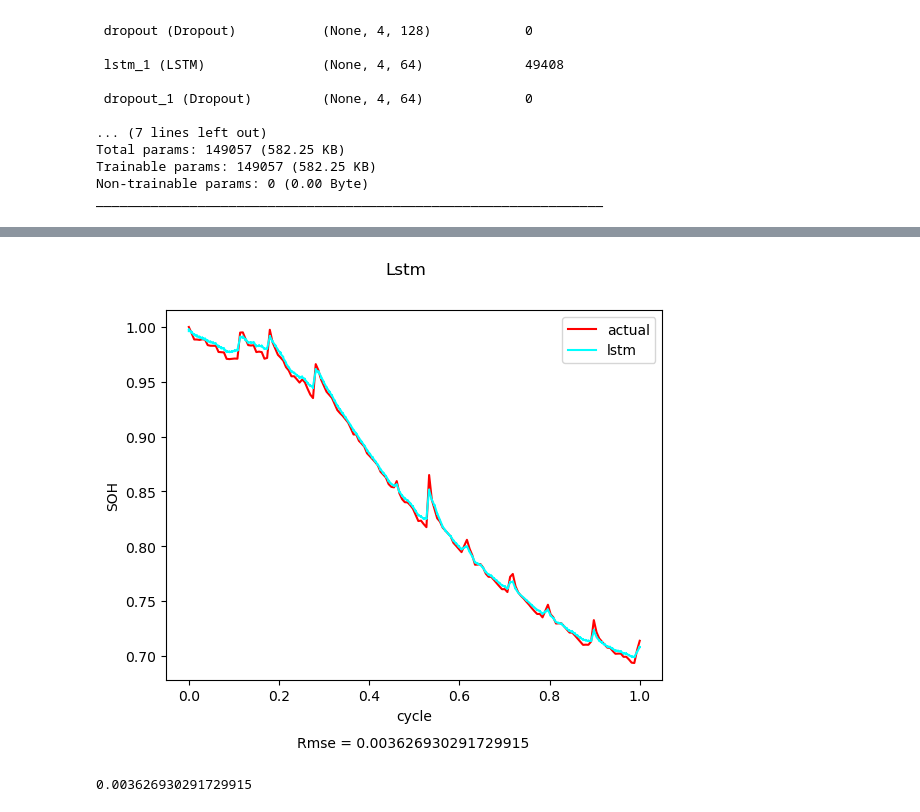
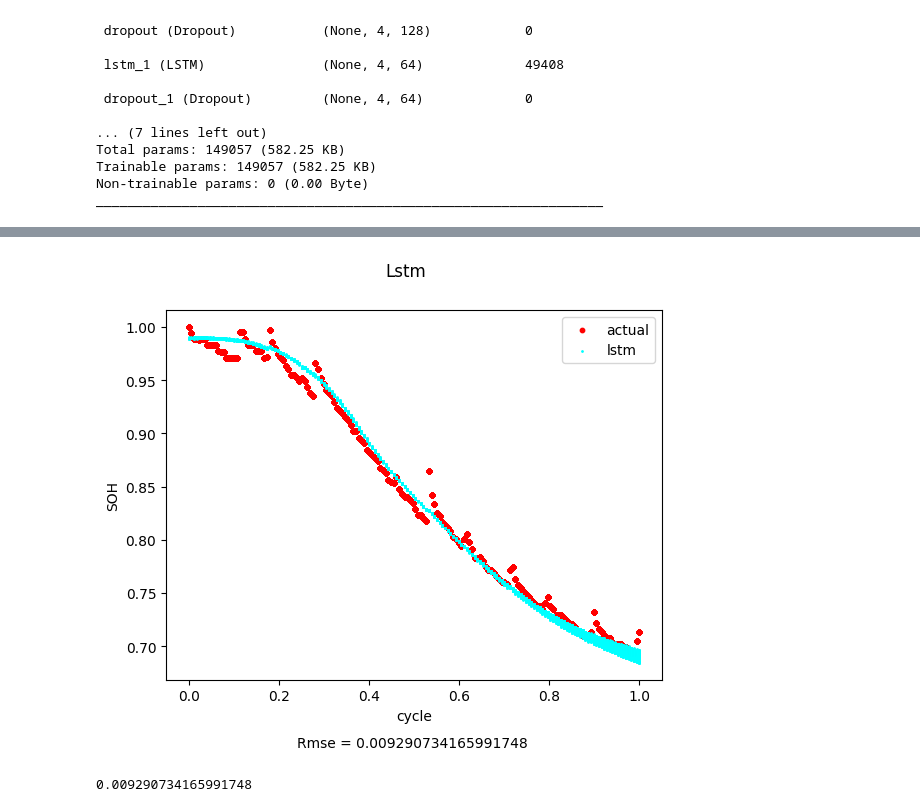
Before and after one commit to Tarakesh-sampath/State-of-Health-Estimation-Battery, a Jupyter notebook: Models/lstm.ipynb, the cells around one changed output, grey strips where cells are left out. Cells and saved outputs as stored; diff of their text form; code cells hidden in the pictures.

Commit message:
upated lstm model

```diff
--- a/Models/lstm.ipynb
+++ b/Models/lstm.ipynb
@@ -11,7 +11,7 @@ from keras.models import Sequential
 from keras.layers import Dense
 from keras.layers import LSTM
 from keras.layers import Dropout
-
-file_name="B0005"
-
-file_1="C:/Users/tarak/Documents/project/Battery_est_V2/"+file_name+"_dis_dataset.csv"
+from tensorflow.keras.callbacks import EarlyStopping
+#loading data
+file_1="/workspaces/State-of-Health-Estimation-Battery/Dataset/B0005_dis_dataset.csv"
+dataset=pd.read_csv(file_1)
@@ -73,7 +78,9 @@ Total params: 149057 (582.25 KB)
 Trainable params: 149057 (582.25 KB)
 Non-trainable params: 0 (0.00 Byte)
 _________________________________________________________________
+# %%
+early_stopping = EarlyStopping(monitor='val_loss', patience=10, restore_best_weights=True)
 # %%
-model.fit(X_train, y_train, epochs=200,batch_size=20, verbose=1)
+model.fit(X_train, y_train, epochs=200,batch_size=20, verbose=1,validation_split=0.2, callbacks=[early_stopping])
 # %% [output]
 Epoch 1/200
@@ -121,16 +108,16 @@ array([[[0.9967735 ],
 # %%
 y_pred_1=[ float(sum(i)/4) for i in y_pred_1 ]
 # %%
-plt.plot(X_test["cycle"],y_test,color='red',label='actual')
-plt.plot(X_test["cycle"],y_pred_1,color='cyan',label="lstm")
+plt.scatter(X_test["cycle"],y_test,color='red',label='actual',s=10)
+plt.scatter(X_test["cycle"],y_pred_1,color='cyan',label="lstm",s=1)
 plt.xlabel("cycle")
 plt.ylabel("SOH")
 rmse="Rmse = "+str(np.sqrt(metrics.mean_squared_error(y_test, y_pred_1)))
 plt.figtext(0.33, -0.03, rmse, fontsize=10)
 plt.legend(loc="upper right")
 plt.suptitle("Lstm")
 plt.show()
 print(np.sqrt(metrics.mean_squared_error(y_test, y_pred_1)))
 # %% [output]
-[figure, old version]
+[figure, new version]
-0.003626930291729915
+0.009290734165991748
```
Also changed, not shown: parts of 5 cells of this notebook.
